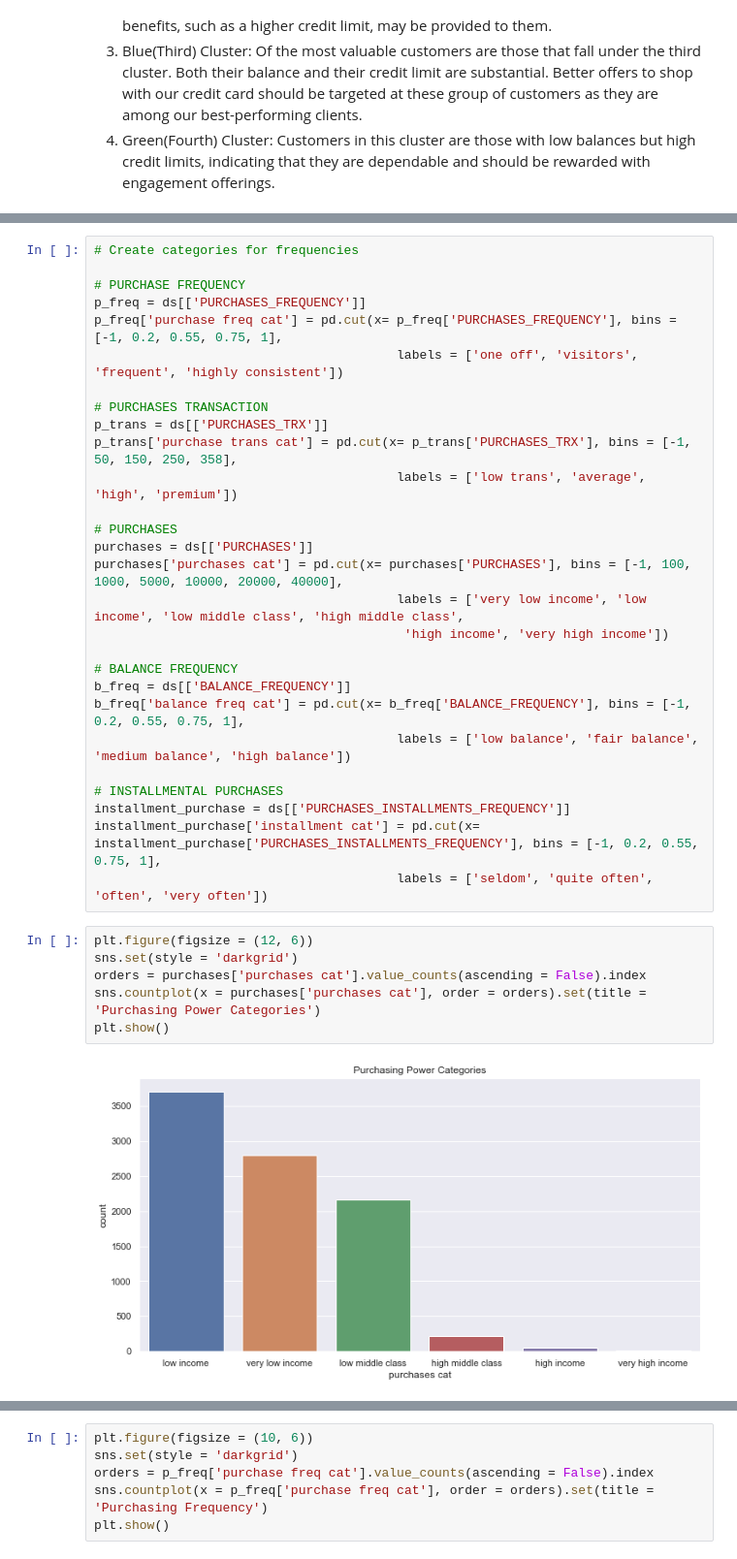
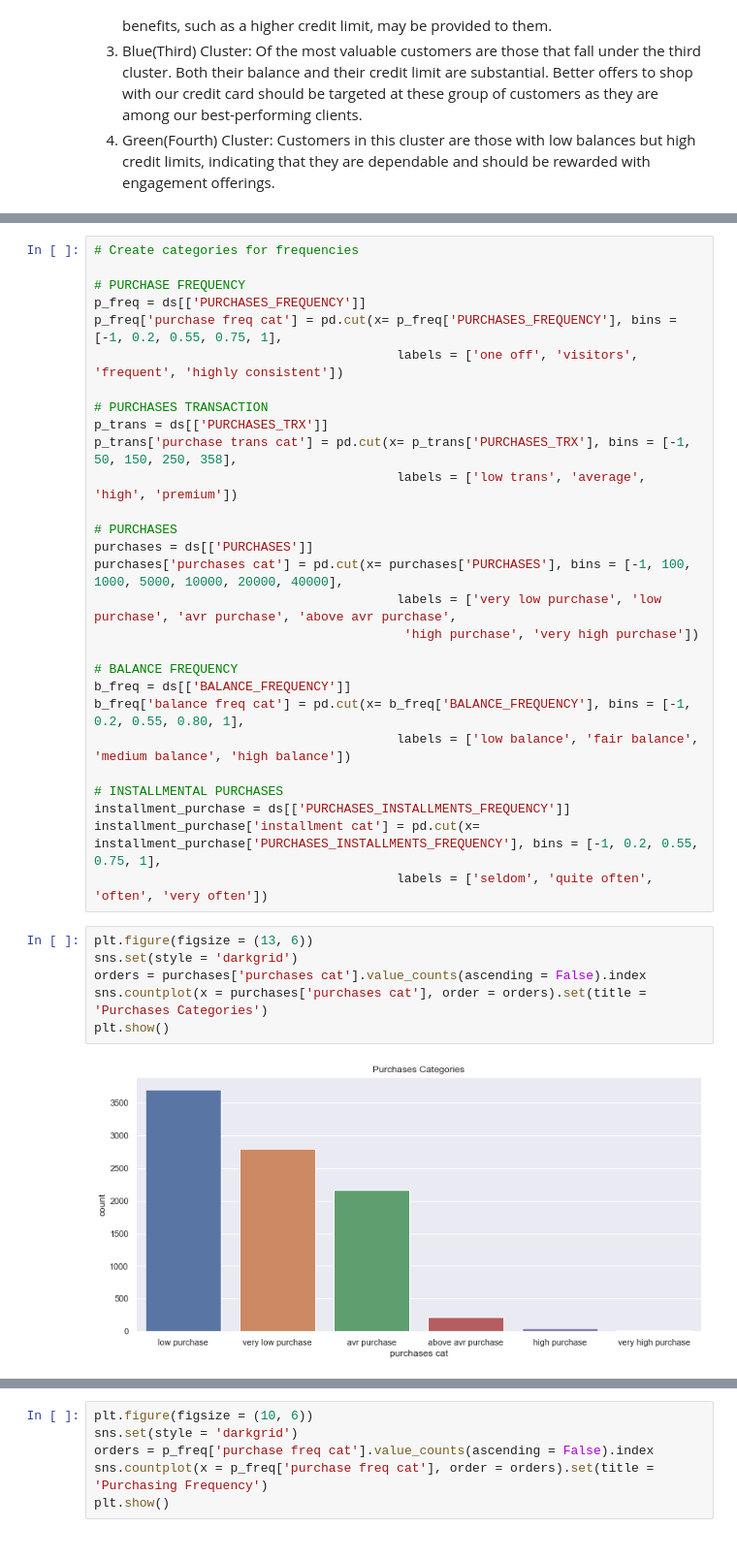
Before and after one commit to DannyEhiz/Customer_Segmentation, a Jupyter notebook: kmeans.ipynb, the cells around one changed output, grey strips where cells are left out. Shown at 97% size. Drawn from its saved outputs; the diff is of its cells as text.

```diff
--- a/kmeans.ipynb
+++ b/kmeans.ipynb
@@ -459,12 +453,12 @@ p_trans['purchase trans cat'] = pd.cut(x= p_trans['PURCHASES_TRX'], bins = [-1,
 # PURCHASES
 purchases = ds[['PURCHASES']]
 purchases['purchases cat'] = pd.cut(x= purchases['PURCHASES'], bins = [-1, 100, 1000, 5000, 10000, 20000, 40000],
-                                        labels = ['very low income', 'low income', 'low middle class', 'high middle class',
-                                         'high income', 'very high income'])
+                                        labels = ['very low purchase', 'low purchase', 'avr purchase', 'above avr purchase',
+                                         'high purchase', 'very high purchase'])
 
 # BALANCE FREQUENCY
 b_freq = ds[['BALANCE_FREQUENCY']]
-b_freq['balance freq cat'] = pd.cut(x= b_freq['BALANCE_FREQUENCY'], bins = [-1, 0.2, 0.55, 0.75, 1],
+b_freq['balance freq cat'] = pd.cut(x= b_freq['BALANCE_FREQUENCY'], bins = [-1, 0.2, 0.55, 0.80, 1],
                                         labels = ['low balance', 'fair balance', 'medium balance', 'high balance'])
 
 # INSTALLMENTAL PURCHASES
@@ -472,10 +466,10 @@ installment_purchase = ds[['PURCHASES_INSTALLMENTS_FREQUENCY']]
 installment_purchase['installment cat'] = pd.cut(x= installment_purchase['PURCHASES_INSTALLMENTS_FREQUENCY'], bins = [-1, 0.2, 0.55, 0.75, 1],
                                         labels = ['seldom', 'quite often', 'often', 'very often'])
 # %%
-plt.figure(figsize = (12, 6))
+plt.figure(figsize = (13, 6))
 sns.set(style = 'darkgrid')
 orders = purchases['purchases cat'].value_counts(ascending = False).index
-sns.countplot(x = purchases['purchases cat'], order = orders).set(title = 'Purchasing Power Categories')
+sns.countplot(x = purchases['purchases cat'], order = orders).set(title = 'Purchases Categories')
 plt.show()
 # %% [output]
-[figure, old version]
+[figure, new version]
```
Also changed, not shown: parts of 17 cells of this notebook.
